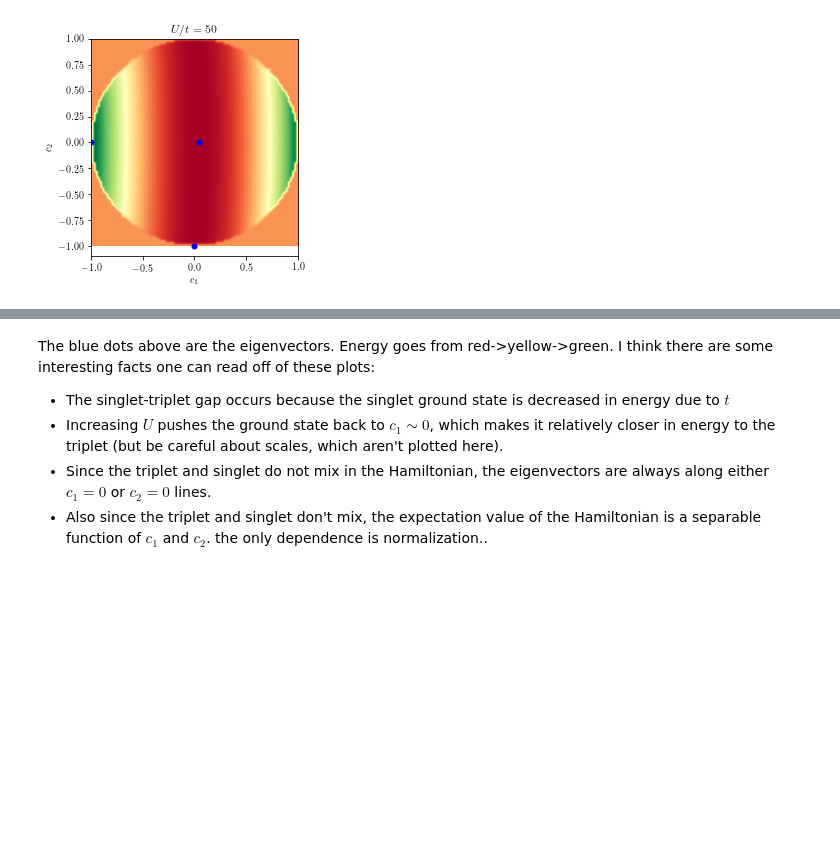
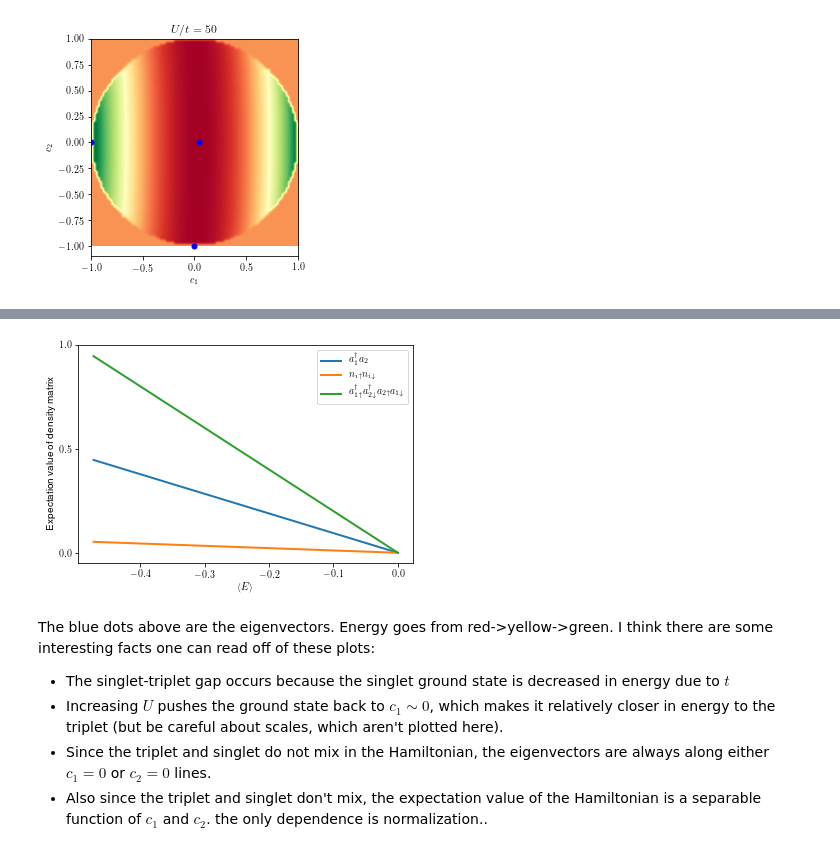
Before and after one commit to WagnerGroup/illustrations, a Jupyter notebook: HilbertSpace.ipynb, the cells around one changed output, grey strips where cells are left out. Saved outputs shown, nothing was run; the diff lists cells and outputs as text; code cells hidden in the pictures; blank space fills up the shorter version.

```diff
--- a/HilbertSpace.ipynb
+++ b/HilbertSpace.ipynb
@@ -121,3 +176,18 @@ plt.savefig("hilbert_heatmap_U50.pdf",bbox="inches")
+# %%
+plt.figure()
+plt.plot(en,tval,
+         label=r'$a_1^\dagger a_2$')
+plt.plot(en,double,
+         label=r'$n_{i\uparrow}n_{i\downarrow}$')
+plt.plot(en,doubleexchange,
+         label=r'$a_{1\uparrow}^\dagger a_{2\downarrow}^\dagger a_{2\uparrow} a_{1\downarrow}$')
+plt.xlabel(r"$\langle E \rangle$")
+plt.ylabel(r"Expectation value of density matrix")
+plt.yticks([0.0,0.5,1.0])
+plt.legend()
+plt.savefig("energy_functional_divided_by_descriptors.pdf")
+# %% [output]
+[figure, added]
 # %% [markdown]
 The blue dots above are the eigenvectors. Energy goes from red->yellow->green. I think there are some interesting facts one can read off of these plots:
  * The singlet-triplet gap occurs because the singlet ground state is decreased in energy due to $t$
```
Also changed, not shown: parts of 6 cells of this notebook.
